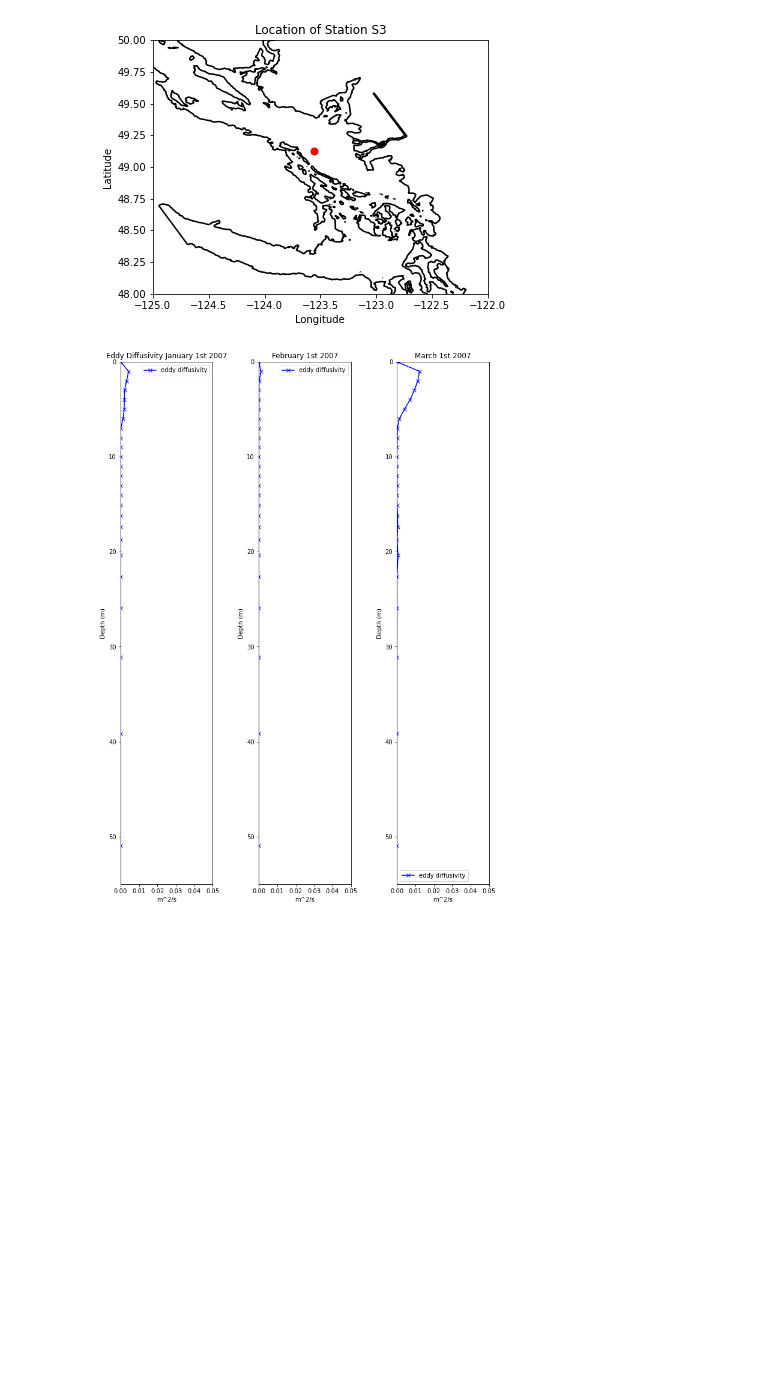
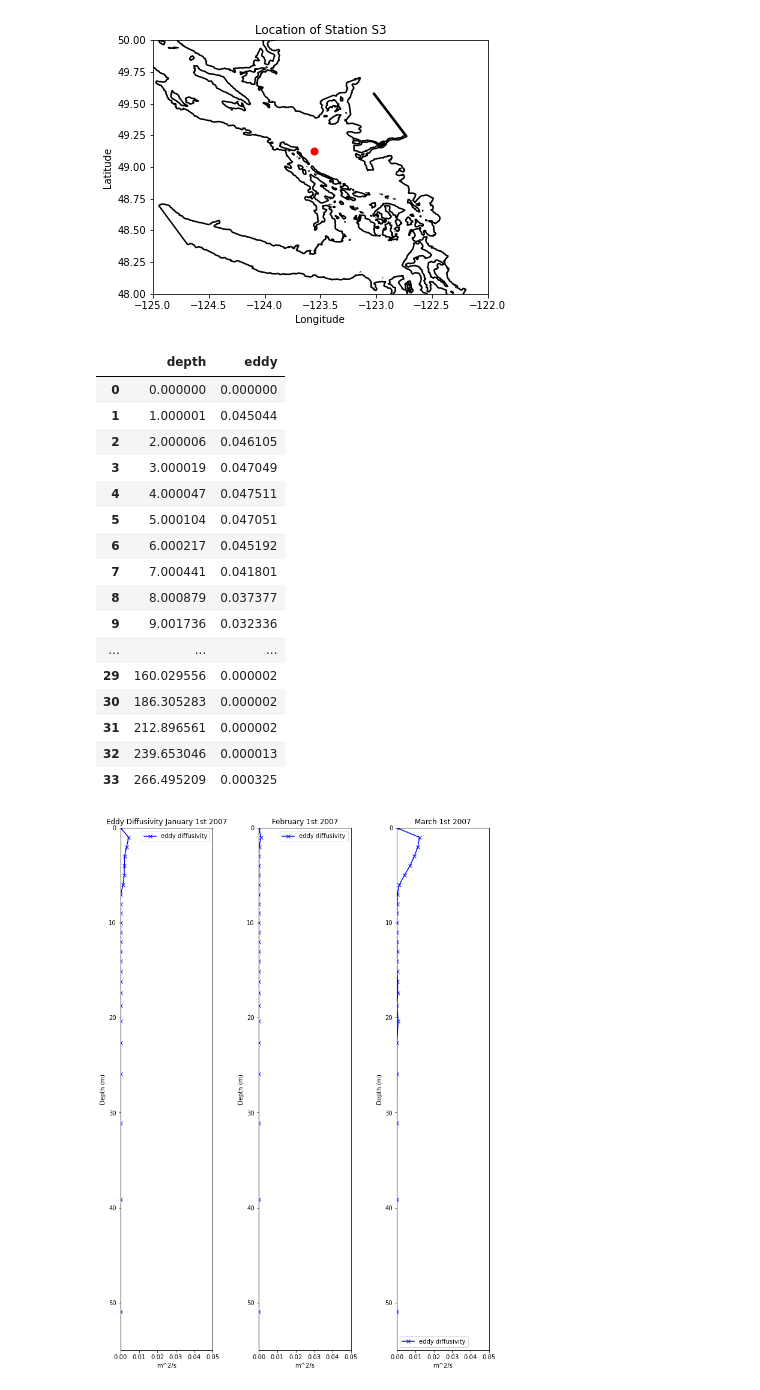
Before and after one commit to SalishSeaCast/Analysis-Aline, a Jupyter notebook: notebooks/Bloom_Timing/vertical_eddy_dissipation.ipynb, the cells around one changed output. Saved outputs shown, nothing was run; the diff lists cells and outputs as text; code cells hidden in the pictures; blank space fills up the shorter version.

```diff
--- a/notebooks/Bloom_Timing/vertical_eddy_dissipation.ipynb
+++ b/notebooks/Bloom_Timing/vertical_eddy_dissipation.ipynb
@@ -36,6 +36,52 @@ viz_tools.set_aspect(ax,coords='map')
 # %% [output]
 1.1363636363636362
 [figure]
+# %%
+# Checking what a good threshold value should be
+eddy_S3=list()
+iyear=2018
+start=dt.datetime(iyear,3,1)
+end=dt.datetime(iyear,3,2)
+basedir='/results2/SalishSea/nowcast-green.201905/'
+nam_fmt='nowcast'
+flen=1 # files contain 1 day of data each
+ftype= 'grid_W' # load bio files
+tres=1 # 1: hourly resolution; 24: daily resolution
+flist=et.index_model_files(start,end,basedir,nam_fmt,flen,ftype,tres)
+
+with xr.open_mfdataset(flist['paths']) as grid:
+    eddy=np.mean(np.array(grid.vert_eddy_diff.isel(y=ij,x=ii)),axis=0)
+    alldepth=np.array(grid.depthw)
+
+#get the land mask
+col_mask = tmask[0,:,ij,ii]
+#get the depths of the watercolumn and filter only cells that have water
+depth_S3 = alldepth[col_mask==1]
+# do the same for eddy
+eddy_S3.append(eddy[col_mask==1])
+eddy_S3=(np.array(eddy_S3)).flatten()
+df=pd.DataFrame({'depth':depth_S3,'eddy':eddy_S3})
+df
+
+# looks like a value of 0.001 would be good
+# %% [output]
+|  | depth | eddy |
+| 0 | 0.000000 | 0.000000 |
+| 1 | 1.000001 | 0.045044 |
+| 2 | 2.000006 | 0.046105 |
+| 3 | 3.000019 | 0.047049 |
+| 4 | 4.000047 | 0.047511 |
+| 5 | 5.000104 | 0.047051 |
+| 6 | 6.000217 | 0.045192 |
+| 7 | 7.000441 | 0.041801 |
+| 8 | 8.000879 | 0.037377 |
+| 9 | 9.001736 | 0.032336 |
+| ... | ... | ... |
+| 29 | 160.029556 | 0.000002 |
+| 30 | 186.305283 | 0.000002 |
+| 31 | 212.896561 | 0.000002 |
+| 32 | 239.653046 | 0.000013 |
+| 33 | 266.495209 | 0.000325 |
 # %%
 
 for iyear in range(2007,2020):
```
Also changed, not shown: 1 other file.
